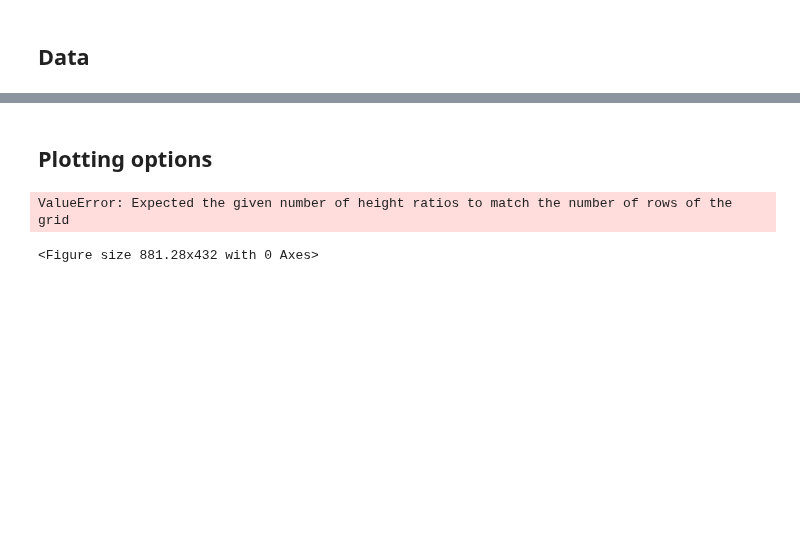
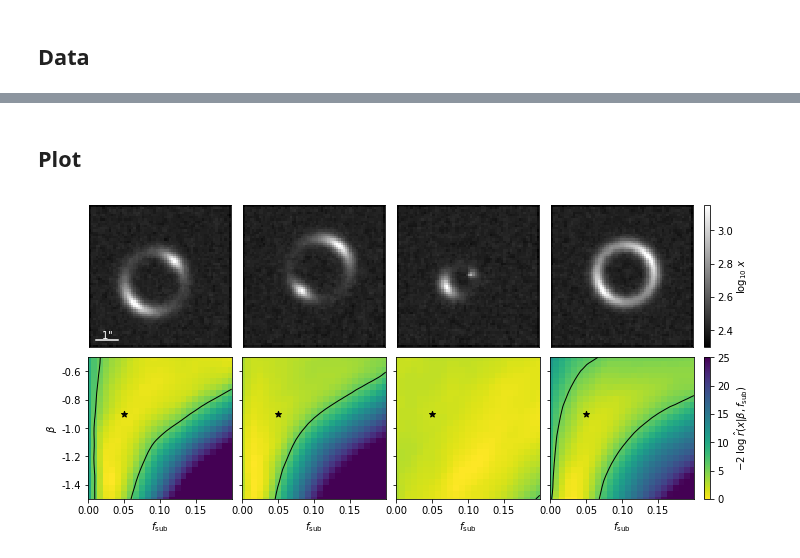
Before and after one commit to smsharma/mining-for-substructure-lens, a Jupyter notebook: notebooks/06_predictions_per_image.ipynb, the cells around one changed output, grey strips where cells are left out. Drawn from its saved outputs; the diff is of its cells as text; code cells hidden in the pictures; blank space fills up the shorter version.

```diff
--- a/notebooks/06_predictions_per_image.ipynb
+++ b/notebooks/06_predictions_per_image.ipynb
@@ -24,10 +24,10 @@ logging.basicConfig(
 ## Setting
 # %%
 setting = "full"
-filename = "alices_full_sgd1e2"
-samples = list(range(0,6))
+filename = "alices_full"
+samples = [0,2,3,6,]
 # %% [markdown]
 ## Data
 # %%
-xs = np.load("../data/samples/x_test_{}_point.npy".format(setting))
-llrs = np.load("../data/results/llr_{}_grid.npy".format(filename))
+xs = np.load("../data/samples/x_test_{}_point.npy".format(setting))[samples]
+llrs = np.load("../data/results/llr_{}_grid.npy".format(filename))[:,samples]
@@ -46,5 +44,3 @@ bin_size = f_sub_1d[1] - f_sub_1d[0]
 alpha_edges = np.linspace(f_sub_1d[0] - bin_size/2, f_sub_1d[-1] + bin_size/2, resolution + 1)
 bin_size = beta_1d[1] - beta_1d[0]
 beta_edges = np.linspace(beta_1d[0] - bin_size/2, beta_1d[-1] + bin_size/2, resolution + 1)
-# %% [markdown]
-## Plotting options
@@ -54,18 +47,25 @@ nrows = 2
+# %% [markdown]
+## Plot
 # %%
+ncols = len(samples)
+nrows = 2
+
 gradmin, gradmax = -0.1, 0.1
 gradrelmax = 0.002
-xmin, xmax = 2.3, 3.2
+xmin, xmax = 2.3, 3.15
 
-llrmin, llrmax = 0., 20.
+llrmin, llrmax = 0., 25.
 llr_cmap = "viridis_r"
 normalize_to_mle = True
 # %%
-fig, gs = paper_settings.grid2(ncols, nrows, height=3.*nrows)
+fig, gs = paper_settings.grid2(
+    ncols, nrows, height=2.4*nrows, large_margin=0.12
+)
 
 for i in range(ncols):
     ax = plt.subplot(gs[i])
     im = plt.imshow(
-        np.log10(xs[i_img]),
+        np.log10(xs[i]),
         vmin=xmin,
         vmax=xmax,
         cmap='gist_gray',
@@ -85,44 +85,54 @@ for i in range(ncols):
     if i == 0:
         ax = plt.subplot(gs[ncols])
         cbar = plt.colorbar(im, cax=ax)
-        cbar.set_label(r'Intensity')
+        cbar.set_label(r"$\log_{10} \; x$")
+        cbar.set_ticks([2.4,2.6,2.8,3.0])
+        ax.yaxis.set_label_coords(5.3, 0.5)
 
 
 
     ax = plt.subplot(gs[ncols + 1 + i])
-    z = -2. * llrs[k][:, i_img]
+    z = -2. * llrs[:, i]
     z = z - np.min(z)
-    z = np.clip(z, llrmin, llrmax)
+    z_clip = np.clip(z, llrmin, llrmax)
     pcm = ax.pcolormesh(
         alpha_edges,
         beta_edges,
-        z.reshape((resolution, resolution)),
+        z_clip.reshape((resolution, resolution)),
         norm=matplotlib.colors.Normalize(vmin=llrmin, vmax=llrmax),
         cmap=llr_cmap
     )
     cs = plt.contour(
         0.5 * (alpha_edges[1:] + alpha_edges[:-1]),
         0.5 * (beta_edges[1:] + beta_edges[:-1]),
         z.reshape((resolution, resolution)),
         [5.991464547107983],
         colors="black",
         linewidths=1.,
         linestyles=["-"]
     )
-    plt.scatter(0.05, -1.9, s=60., color='black', marker='*')
+    plt.scatter(0.05, -1.9, s=40., color='black', marker='*')
+    plt.xlim(0.,0.2)
+    plt.ylim(-2.5,-1.5)
 
     plt.xlabel(r'$f_{\mathrm{sub}}$')
+    plt.xticks([0.,0.05,0.1,0.15])
     if i == 0:
         plt.ylabel(r'$\beta$')
+        plt.yticks([-1.6,-1.8,-2.0,-2.2,-2.4],["-0.6", "-0.8", "-1.0", "-1.2", "-1.4"])
+        ax.yaxis.set_label_coords(-0.2, 0.5)
+    else:
+        plt.ylabel(None)
+        ax.set_yticklabels(['' for item in ax.get_xticklabels()])
 
     if i == 0:
-        cbar = fig.colorbar(pcm, ax=ax, extend='both')
-        cbar.set_label(r'$-2\; \log \;\hat{r}(x | \beta, f_{\mathrm{sub}})$')
-        plt.xlim(alpha_edges[0], alpha_edges[-1])
-        plt.ylim(beta_edges[0], beta_edges[-1])
+        ax = plt.subplot(gs[2*ncols + 1])
+        cbar = plt.colorbar(pcm, cax=ax)
+        cbar.set_label(r'$-2\; \log \; \hat{r}(x | \beta, f_{\mathrm{sub}})$')
+        cbar.set_ticks([0.,5.,10.,15.,20., 25])
+        ax.yaxis.set_label_coords(5., 0.5)
 
 
 plt.savefig("../figures/individual_lens_predictions.pdf")
 # %% [output]
-ValueError: Expected the given number of height ratios to match the number of rows of the grid
-<Figure size 881.28x432 with 0 Axes>
+[figure, added]
```
Also changed, not shown: parts of 2 cells of this notebook, 16 other files.
